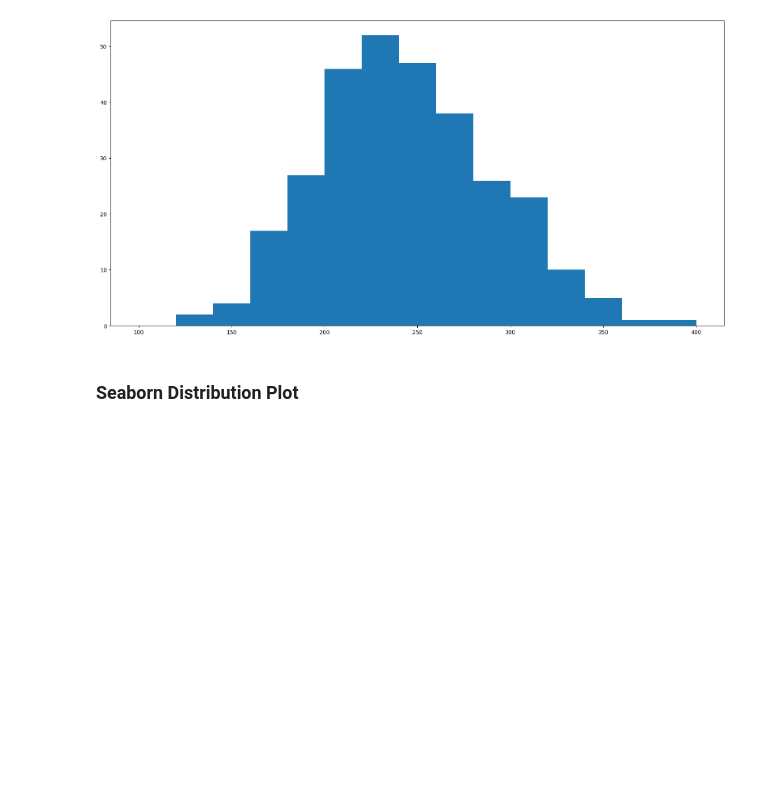
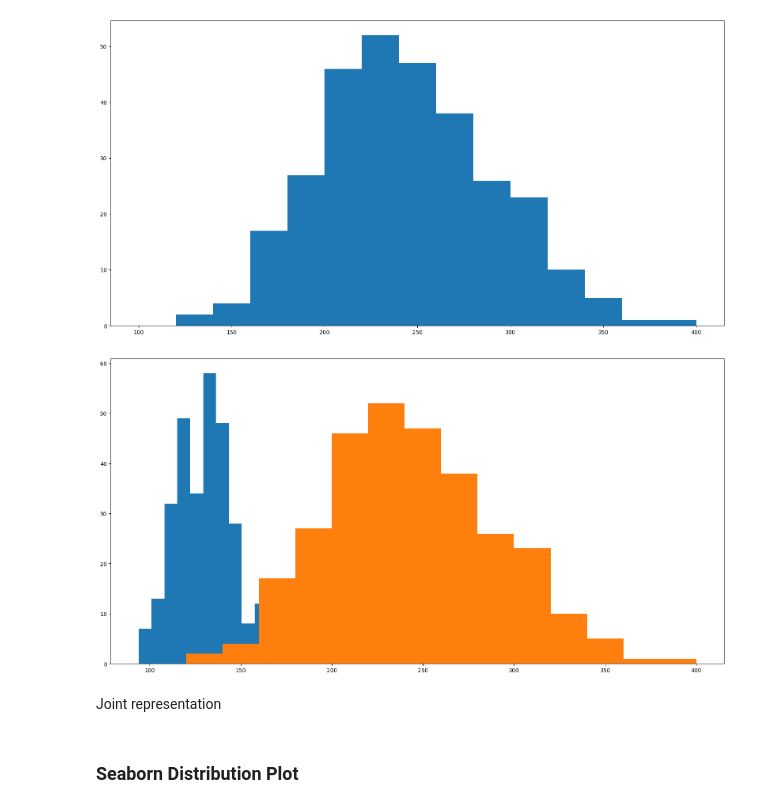
Before and after one commit to MilenaTrajanoska/vnp-24-25, a Jupyter notebook: 2. Data_Analysis_and_Visualization.ipynb, the cells around one changed output. Saved outputs shown, nothing was run; the diff lists cells and outputs as text; code cells hidden in the pictures; blank space fills up the shorter version.

```diff
--- a/2_Data_Analysis_and_Visualization.ipynb
+++ b/2. Data_Analysis_and_Visualization.ipynb
@@ -106,6 +106,15 @@ plt.hist(data['chol'], bins=15, range=(100, 400))
 plt.show()
 # %% [output]
 [figure]
+# %%
+plt.figure(figsize=(20, 10))
+plt.hist(data['trestbps'], bins=15)
+plt.hist(data['chol'], bins=15, range=(100, 400))
+plt.show()
+# %% [output]
+[figure, added]
+# %% [markdown]
+Joint representation
 # %% [markdown]
 ### Seaborn Distribution Plot
 # %% [markdown]
```
Also changed, not shown: 1 other file.
